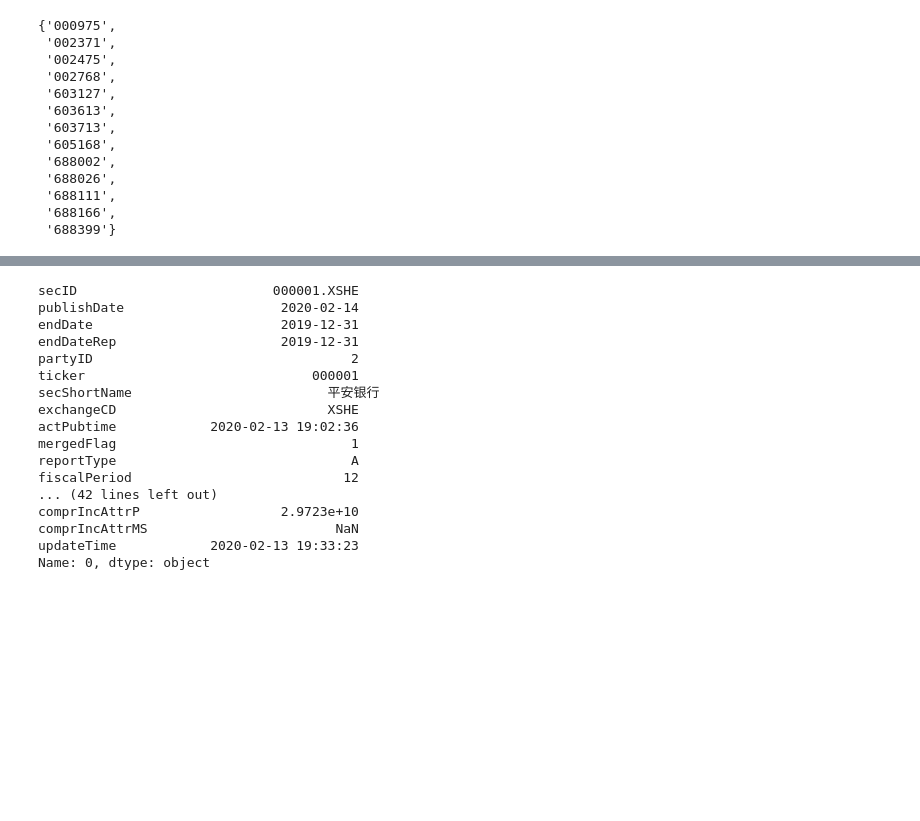
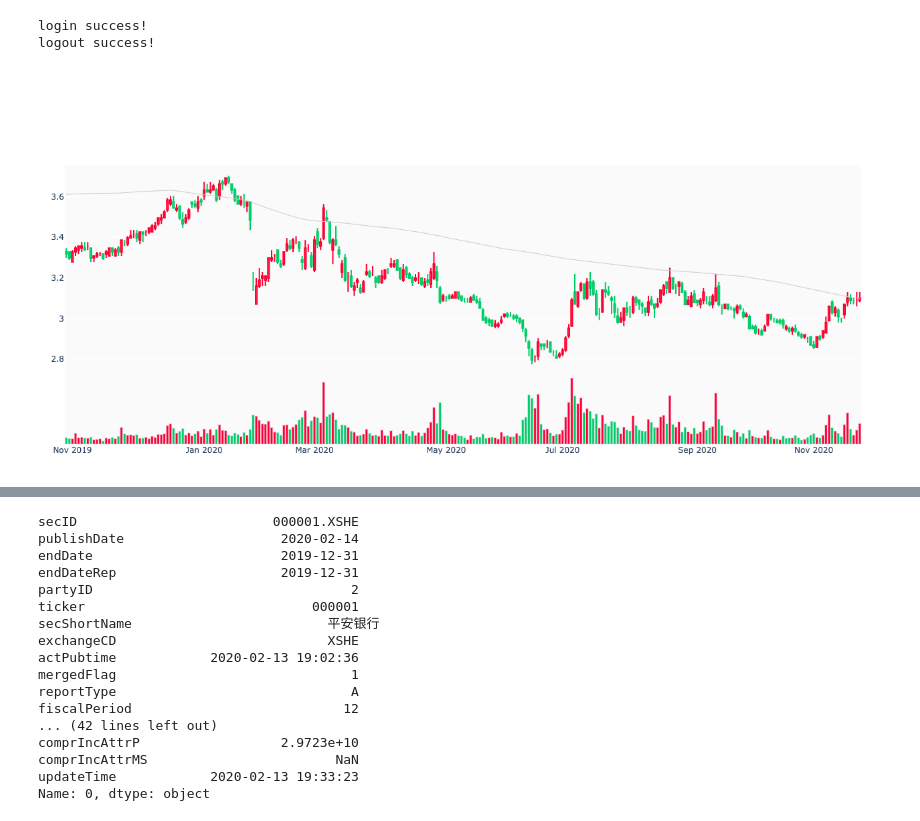
Before and after one commit to zifengyu/stock, a Jupyter notebook: playground.ipynb, the cells around one changed output, grey strips where cells are left out. Saved outputs shown, nothing was run; the diff lists cells and outputs as text; code cells hidden in the pictures; blank space fills up the shorter version.

```diff
--- a/playground.ipynb
+++ b/playground.ipynb
@@ -42,16 +13,5 @@ print(len(isq_tickers))
-# %%
-set(isq_tickers).intersection(set(iq_tickers))
-# %% [output]
-{'000975',
- '002371',
- '002475',
- '002768',
- '603127',
- '603613',
- '603713',
- '605168',
- '688002',
- '688026',
- '688111',
- '688166',
- '688399'}
+# %%
+df = bsutil.get_price_daily(code='sh.600320')
+# %% [output]
+login success!
+logout success!
@@ -57,0 +20,58 @@ set(isq_tickers).intersection(set(iq_tickers))
+# %%
+df[['open', 'close', 'high', 'low']] = df[['open', 'close', 'high', 'low']].astype('float32')
+# %%
+df['sma'] = talib.SMA(df.close, 200)
+df = df.iloc[-260:]
+# %%
+INCREASING_COLOR = '#FF0033'
+DECREASING_COLOR = '#00CC66'
+data = [dict(
+    type = 'candlestick',
+    open = df.open,
+    high = df.high,
+    low = df.low,
+    close = df.close,
+    x = df.date,
+    yaxis = 'y2',
+    name = 'GS',increasing = dict( line = dict( color = INCREASING_COLOR ) ),
+    decreasing = dict( line = dict( color = DECREASING_COLOR ) ),)]
+
+layout=dict()
+
+fig = dict(data=data, layout=layout)
+fig['layout'] = dict()
+fig['layout']['plot_bgcolor'] = 'rgb(250, 250, 250)'
+# fig['layout']['xaxis'] = {}
+fig['layout']['yaxis'] = dict( domain = [0, 0.2], showticklabels = False )
+fig['layout']['yaxis2'] = dict( domain = [0.2, 0.8] )
+fig['layout']['legend'] = dict( orientation = 'h', y=0.9, x=0.3, yanchor='bottom' )
+fig['layout']['margin'] = dict( t=40, b=40, r=40, l=40 )
+fig['layout']['height'] = 600
+
+colors = []
+
+for i in range(len(df.close)):
+    if i != 0:
+        if df.close.iloc[i] >= df.close.iloc[i-1]:
+            colors.append(INCREASING_COLOR)
+        else:
+            colors.append(DECREASING_COLOR)
+    else:
+        colors.append(DECREASING_COLOR)
+
+fig['data'].append( dict( x=df.date, y=df.volume,
+                         marker=dict( color=colors ),
+                         type='bar', yaxis='y', name='Volume' ))
+
+fig['data'].append( dict( x=df.date, y=df.sma, type='scatter', yaxis='y2',
+                         line = dict( width = 1 ),
+                         marker=dict(color='#ccc'), hoverinfo='none' ))
+
+
+fig = go.Figure(fig)
+fig.update_xaxes(rangebreaks=[dict(values=dt_breaks)])
+fig.update(layout_xaxis_rangeslider_visible=False)
+fig.update_layout(showlegend=False)
+fig.show()
+# %% [output]
+[figure, added]
```
Also changed, not shown: parts of 12 cells of this notebook, 6 other files.
